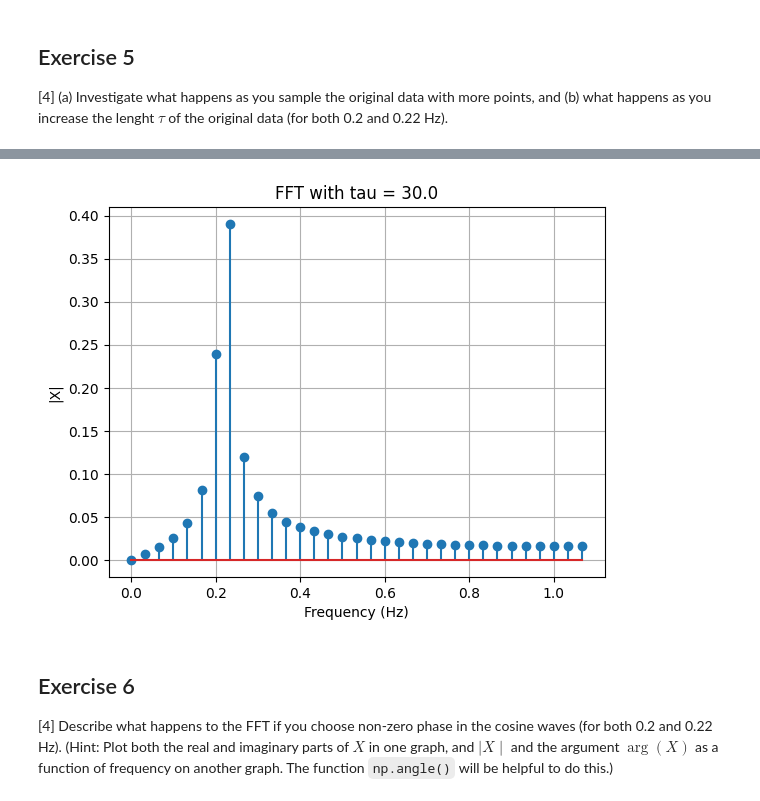
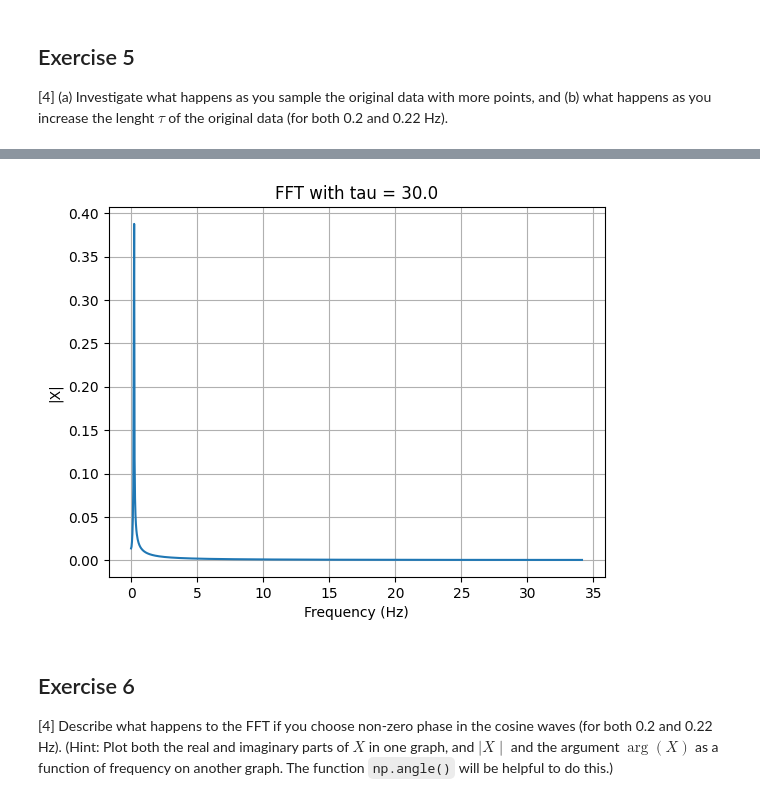
Before and after one commit to PX2145-2025/week-10-b-lowri-nicholls, a Jupyter notebook: FFT.ipynb, the cells around one changed output, grey strips where cells are left out. Saved outputs shown, nothing was run; the diff lists cells and outputs as text; code cells hidden in the pictures.

```diff
--- a/FFT.ipynb
+++ b/FFT.ipynb
@@ -648,23 +648,23 @@ plt.show()
 # %%
 #Tau = 10, then 20, then 30
 tau = 30.0
 Fs = N / tau
 
 t = np.linspace(0, tau, N, endpoint=False)
 x = np.cos(2*np.pi*fq*t)
 
 X = fft(x) / N
 frq = Fs * np.arange(N) / N
 
 X = X[:N//2+1]
 frq = frq[:N//2+1]
 
-plt.stem(frq, np.abs(X))
+plt.plot(frq, np.abs(X))
 plt.xlabel("Frequency (Hz)")
 plt.ylabel("|X|")
 plt.title(f"FFT with tau = {tau}")
 plt.grid()
 plt.show()
 # %% [output]
-[figure, old version]
+[figure, new version]
 # %%
```
Also changed, not shown: parts of 8 cells of this notebook.
